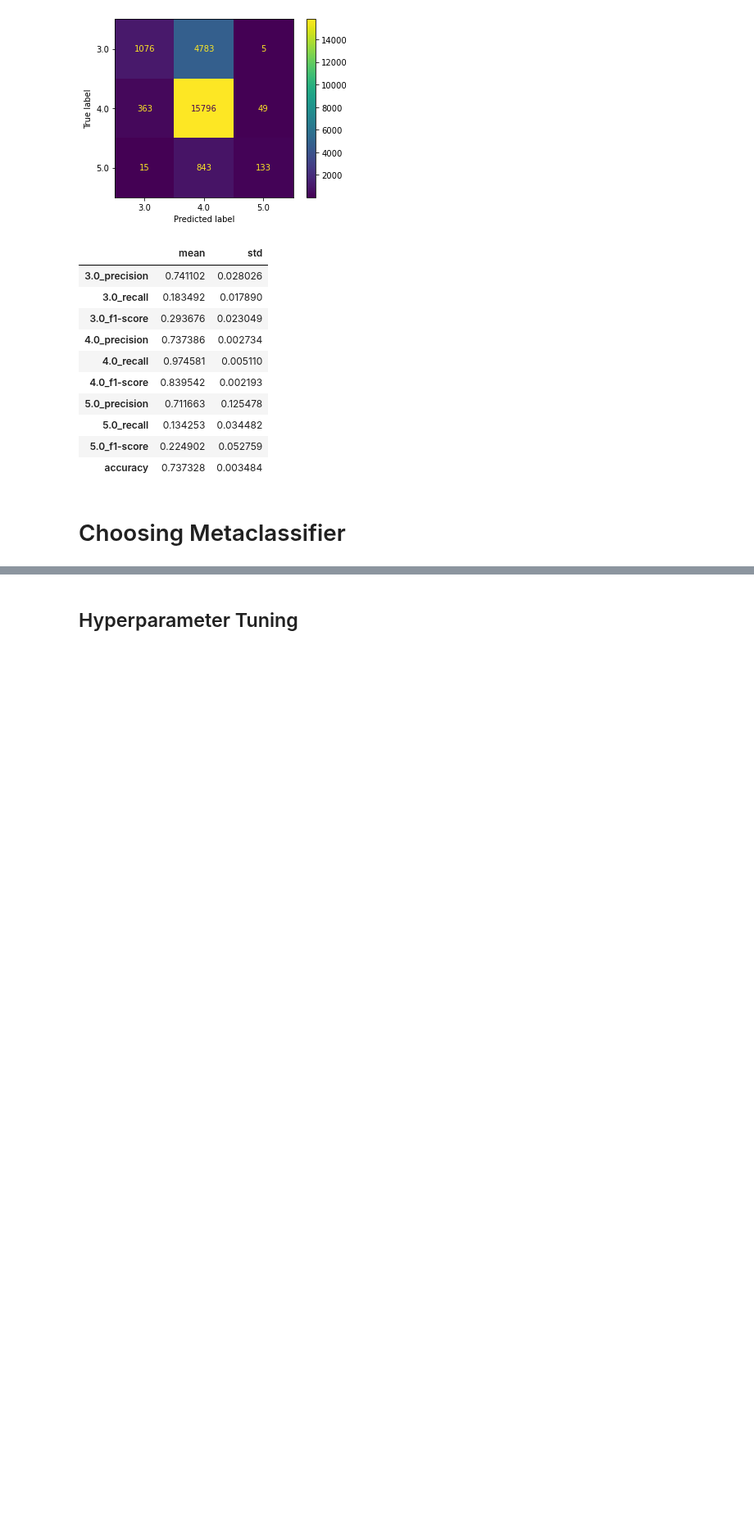
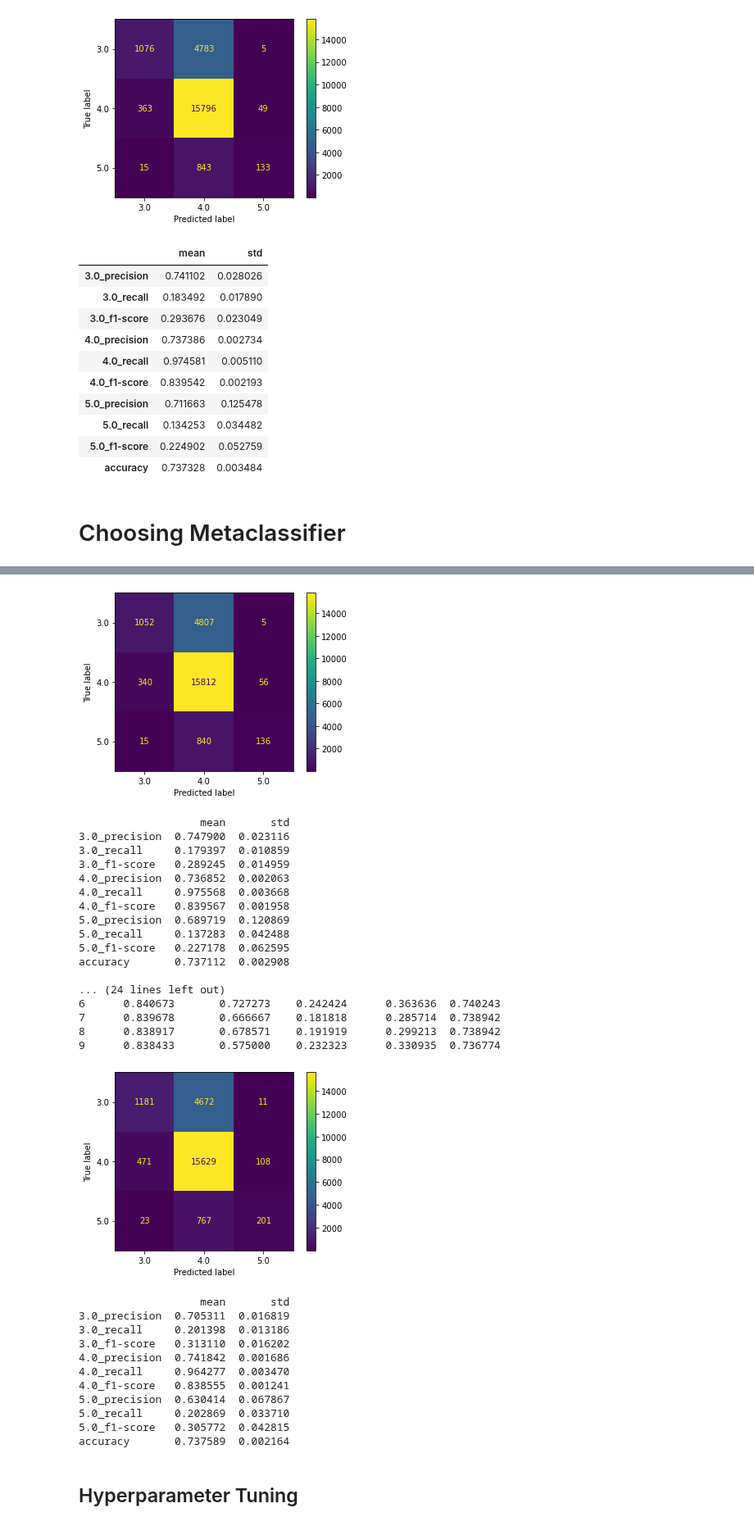
Before and after one commit to 7angel4/Goodreads-rating-classification, a Jupyter notebook: StackingClf.ipynb, the cells around one changed output, grey strips where cells are left out. Shown at 82% size. Saved outputs shown, nothing was run; the diff lists cells and outputs as text; code cells hidden in the pictures; blank space fills up the shorter version.

Commit message:
Trained Stacking classifier with 4 base classifiers

```diff
--- a/StackingClf.ipynb
+++ b/StackingClf.ipynb
@@ -368,14 +368,15 @@ StackingCVClassifier prediction took 434.00854086875916 seconds.
 # %% [markdown]
 # Choosing Metaclassifier
 # %%
-sclf = sclf3 # the best base classifiers
+# 3 base classifiers
+sclf = sclf3
 meta_clfs = {"Logistic regression": LogisticRegression(random_state = 30027), "Categorical naive bayes": CategoricalNB()}
 predictions = {}
 reports = {}
 for name, meta_clf in meta_clfs.items():
     sclf.meta_classifier = meta_clf
     print(f'============================== {name} ==============================')
-    predictions[name], reports[name] = cross_val_report(sclf3, X, y)
+    predictions[name], reports[name] = cross_val_report(sclf, X, y)
     print(reports[name])
     print('\n\n')
 # %% [output]
@@ -426,3 +427,16 @@ accuracy       0.737328  0.003484
 5.0_recall     0.224051  0.034477
 5.0_f1-score   0.323771  0.044102
 accuracy       0.736981  0.002263
+# %%
+# 4 base classifiers - removed kNN
+sclf = sclf_knn
+meta_clfs = {"Logistic regression": LogisticRegression(random_state = 30027), "Categorical naive bayes": CategoricalNB()}
+predictions = {}
+reports = {}
+for name, meta_clf in meta_clfs.items():
+    sclf.meta_classifier = meta_clf
+    print(f'============================== {name} ==============================')
+    predictions[name], reports[name] = cross_val_report(sclf, X, y)
+    print(reports[name])
+    print('\n\n')
+# %% [output]
@@ -429,3 +460,33 @@ accuracy       0.736981  0.002263
+[figure, added]
+                   mean       std
+3.0_precision  0.747900  0.023116
+3.0_recall     0.179397  0.010859
+3.0_f1-score   0.289245  0.014959
+4.0_precision  0.736852  0.002063
+4.0_recall     0.975568  0.003668
+4.0_f1-score   0.839567  0.001958
+5.0_precision  0.689719  0.120869
+5.0_recall     0.137283  0.042488
+5.0_f1-score   0.227178  0.062595
+accuracy       0.737112  0.002908
+
+... (24 lines left out)
+6      0.840673       0.727273    0.242424      0.363636  0.740243
+7      0.839678       0.666667    0.181818      0.285714  0.738942
+8      0.838917       0.678571    0.191919      0.299213  0.738942
+9      0.838433       0.575000    0.232323      0.330935  0.736774
+[figure, added]
+                   mean       std
+3.0_precision  0.705311  0.016819
+3.0_recall     0.201398  0.013186
+3.0_f1-score   0.313110  0.016202
+4.0_precision  0.741842  0.001686
+4.0_recall     0.964277  0.003470
+4.0_f1-score   0.838555  0.001241
+5.0_precision  0.630414  0.067867
+5.0_recall     0.202869  0.033710
+5.0_f1-score   0.305772  0.042815
+accuracy       0.737589  0.002164
 # %% [markdown]
 ## Hyperparameter Tuning
 # %% [markdown]
```
Also changed, not shown: parts of 18 cells of this notebook, 3 other files.
